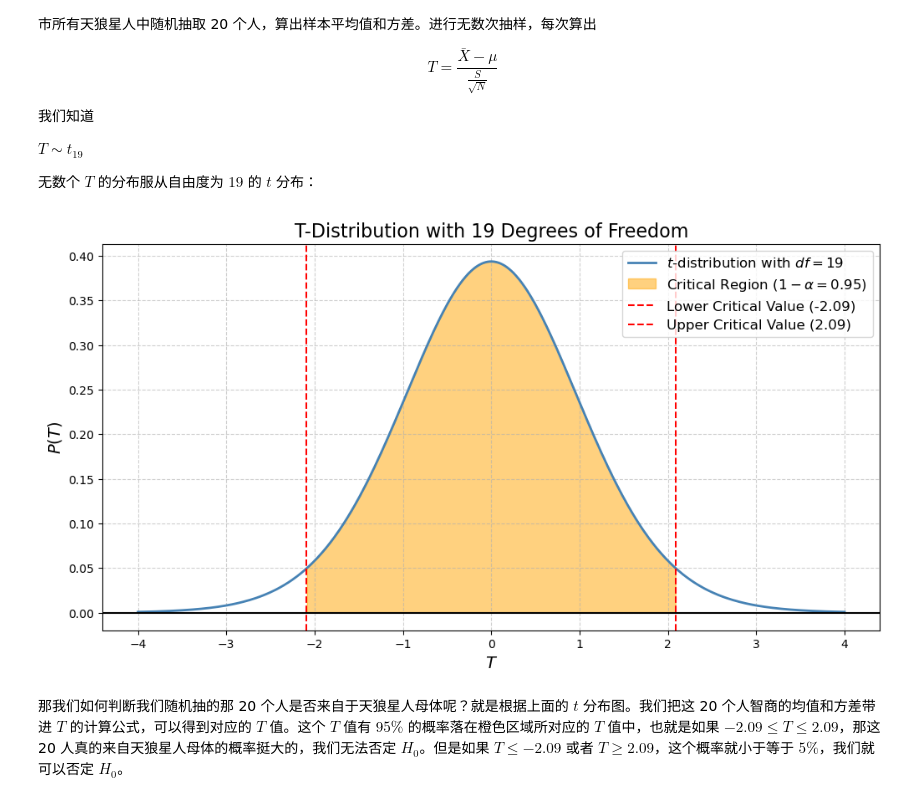
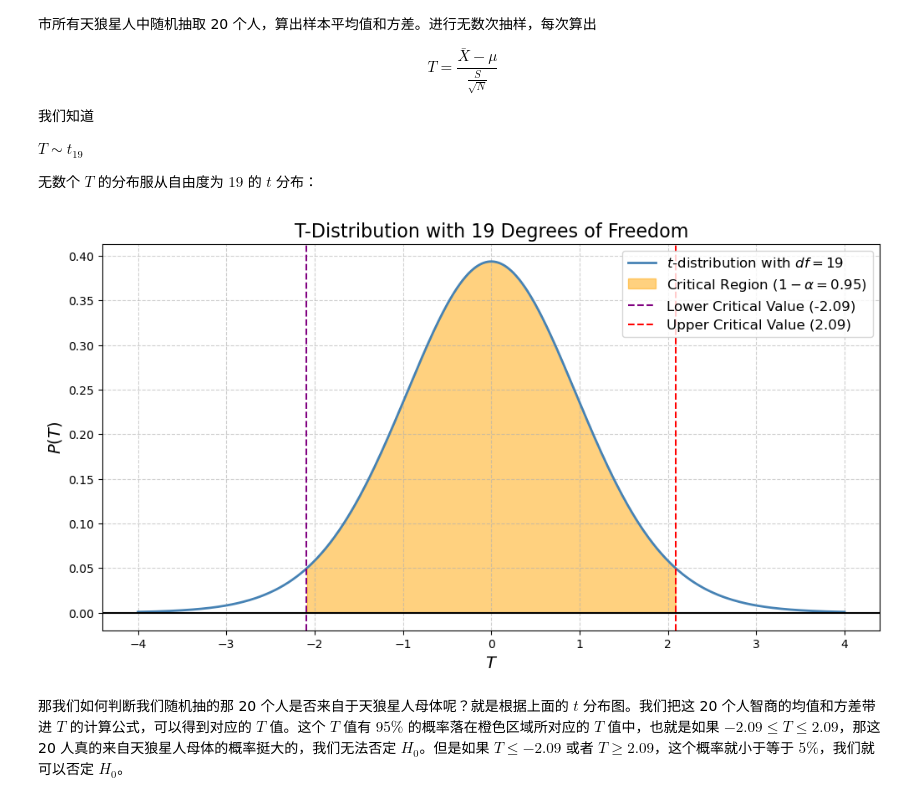
Before and after one commit to hongtaoh/hongtaoh.github.io, a Jupyter notebook: notebooks/2024-09-29-t-distribution.ipynb, the cells around one changed output. Saved outputs shown, nothing was run; the diff lists cells and outputs as text; code cells hidden in the pictures.

```diff
--- a/notebooks/2024-09-29-t-distribution.ipynb
+++ b/notebooks/2024-09-29-t-distribution.ipynb
@@ -131,35 +131,35 @@ x = np.linspace(-4, 4, 1000)
 y = t.pdf(x, df=df)
 
 # critical values for the given alpha level
 q_value_upper = t.ppf(1 - alpha/2, df)
 q_value_lower = t.ppf(alpha/2, df)
 
 # Plot the t-distribution PDF
 plt.figure(figsize=(12, 6))
 plt.plot(x, y, color='steelblue', lw=2,
     label=rf'$t$-distribution with $df={df}$')
 
 # Fill the area between the critical values for the two-tailed region
 plt.fill_between(x, y,
                  where=np.logical_and(x <= q_value_upper, x >= q_value_lower),
                  color='orange',
                  alpha = 0.5,
                  label=rf'Critical Region ($1 - \alpha = {1 - alpha:.2f}$)')
-plt.axvline(q_value_lower, color="red",
+plt.axvline(q_value_lower, color="purple",
             linestyle='--',
             label=f'Lower Critical Value ({q_value_lower:.2f})')
 plt.axvline(q_value_upper, color="red",
             linestyle='--',
             label=f'Upper Critical Value ({q_value_upper:.2f})')
 plt.axhline(0, color = "black")
 plt.xlabel(r'$T$', fontsize = 14)
 plt.ylabel(r'$P(T)$', fontsize = 14)
 plt.title(rf'T-Distribution with {df} Degrees of Freedom', fontsize = 16)
 plt.grid(True, linestyle='--', alpha = 0.6)
 plt.legend(fontsize = 12)
 plt.show()
 # %% [output]
-[figure, old version]
+[figure, new version]
 # %% [markdown]
 那我们如何判断我们随机抽的那 20 个人是否来自于天狼星人母体呢？就是根据上面的 $t$ 分布图。我们把这 20 个人智商的均值和方差带进 $T$ 的计算公式，可以得到对应的 $T$ 值。这个 $T$ 值有 $95\%$ 的概率落在橙色区域所对应的 $T$ 值中，也就是如果 $-2.09 \le T \le 2.09$，那这 20 人真的来自天狼星人母体的概率挺大的，我们无法否定 $H_0$。但是如果 $T \le -2.09$ 或者 $T \ge 2.09$，这个概率就小于等于 $5\%$，我们就可以否定 $H_0$。
 # %%
```
Also changed, not shown: 5 other files.
